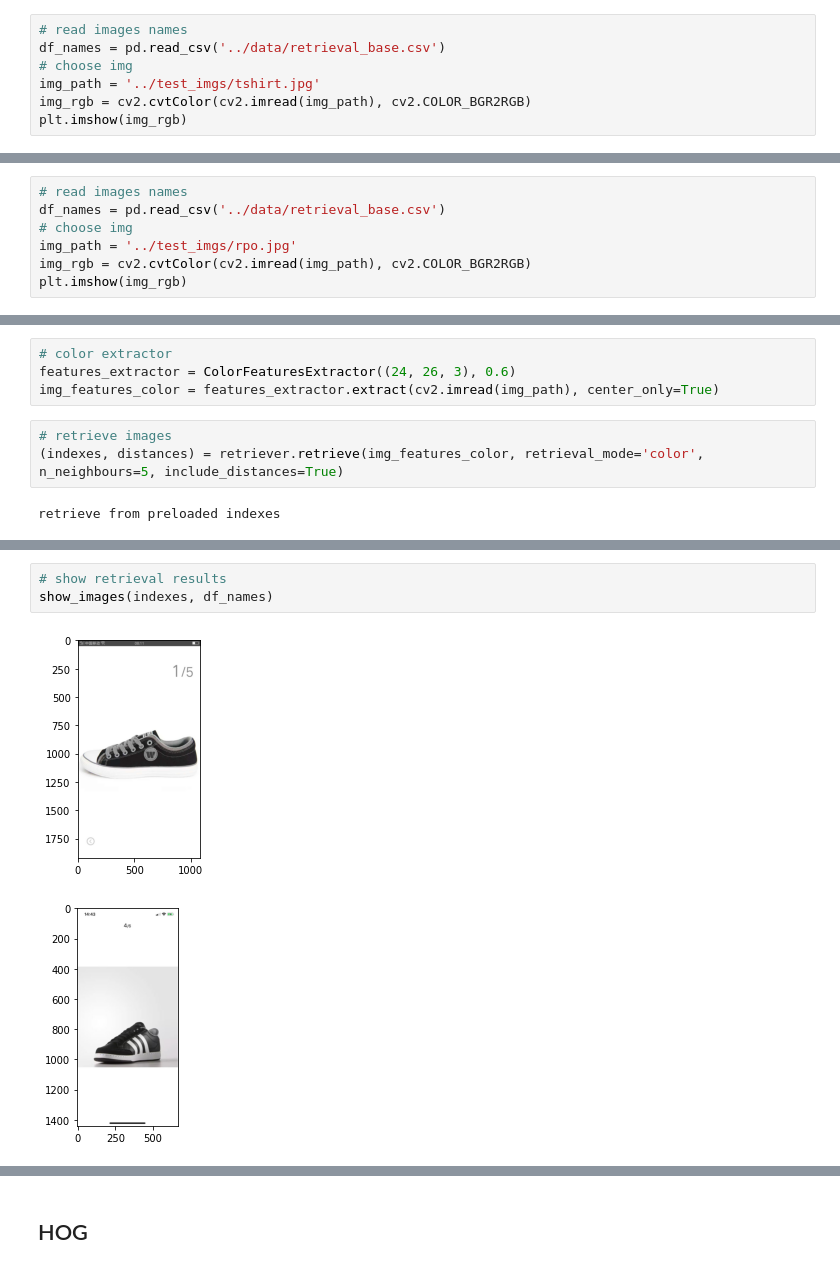
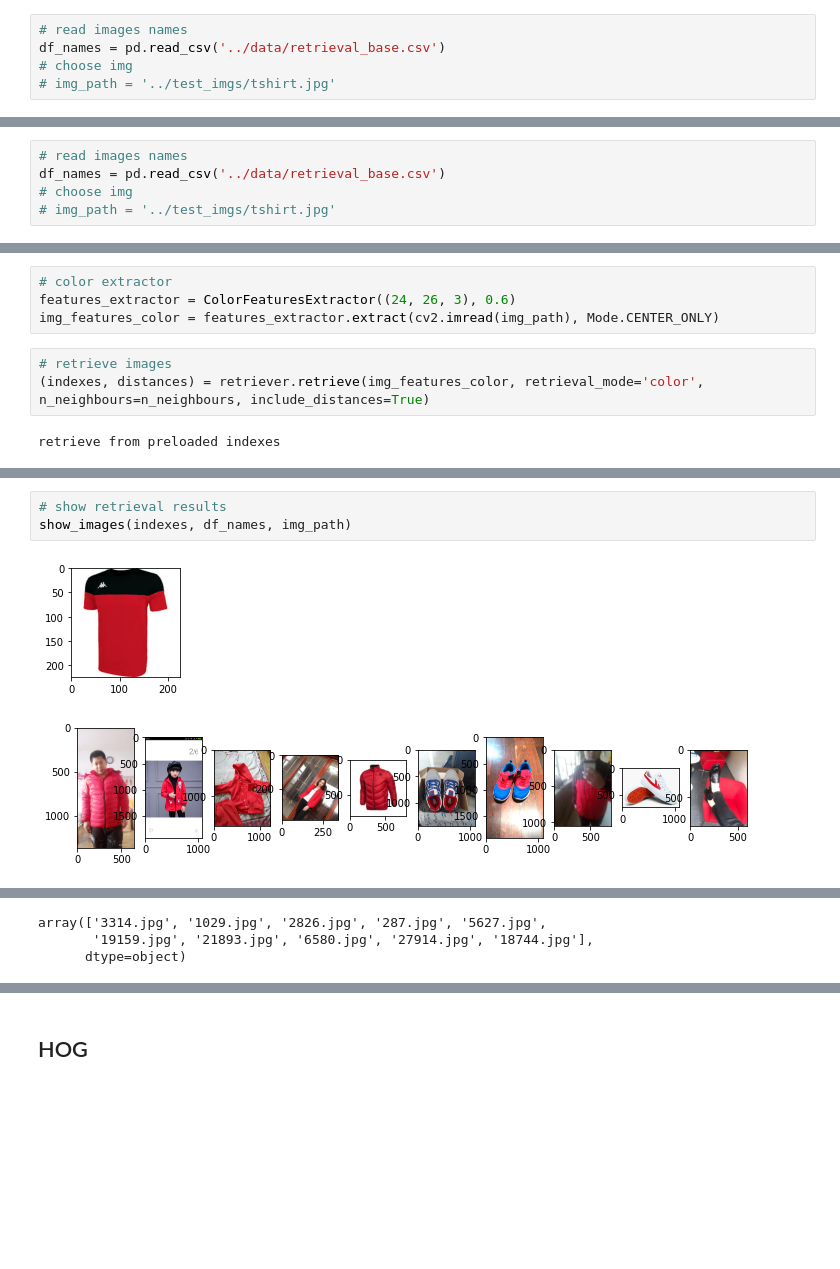
Before and after one commit to rpo19/VisualInformationProject, a Jupyter notebook: notebooks/TestRetrieval.ipynb, the cells around one changed output, grey strips where cells are left out. Cells and saved outputs as stored; diff of their text form; blank space fills up the shorter version.

```diff
--- a/notebooks/TestRetrieval.ipynb
+++ b/notebooks/TestRetrieval.ipynb
@@ -84,6 +118,4 @@ loading color_hog_pca_std ...
 # read images names
 df_names = pd.read_csv('../data/retrieval_base.csv')
 # choose img
-img_path = '../test_imgs/tshirt.jpg'
-img_rgb = cv2.cvtColor(cv2.imread(img_path), cv2.COLOR_BGR2RGB)
-plt.imshow(img_rgb)
+# img_path = '../test_imgs/tshirt.jpg'
@@ -124,6 +207,4 @@ show_images(indexes, df_names)
 # read images names
 df_names = pd.read_csv('../data/retrieval_base.csv')
 # choose img
-img_path = '../test_imgs/rpo.jpg'
-img_rgb = cv2.cvtColor(cv2.imread(img_path), cv2.COLOR_BGR2RGB)
-plt.imshow(img_rgb)
+# img_path = '../test_imgs/tshirt.jpg'
@@ -133,10 +211,10 @@ plt.imshow(img_rgb)
 # %%
 # color extractor
 features_extractor = ColorFeaturesExtractor((24, 26, 3), 0.6)
-img_features_color = features_extractor.extract(cv2.imread(img_path), center_only=True)
+img_features_color = features_extractor.extract(cv2.imread(img_path), Mode.CENTER_ONLY)
 # %%
 # retrieve images
-(indexes, distances) = retriever.retrieve(img_features_color, retrieval_mode='color', n_neighbours=5, include_distances=True)
+(indexes, distances) = retriever.retrieve(img_features_color, retrieval_mode='color', n_neighbours=n_neighbours, include_distances=True)
 # %% [output]
 retrieve from preloaded indexes
 # %%
@@ -150,6 +233,6 @@ distances
 # %%
 # show retrieval results
-show_images(indexes, df_names)
+show_images(indexes, df_names, img_path)
 # %% [output]
-[figure, old version]
+[figure, new version]
-[figure, old version]
+[figure, new version]
@@ -158,0 +239,3 @@ show_images(indexes, df_names)
+array(['3314.jpg', '1029.jpg', '2826.jpg', '287.jpg', '5627.jpg',
+       '19159.jpg', '21893.jpg', '6580.jpg', '27914.jpg', '18744.jpg'],
+      dtype=object)
```
Also changed, not shown: parts of 91 cells of this notebook, 2 other files.
